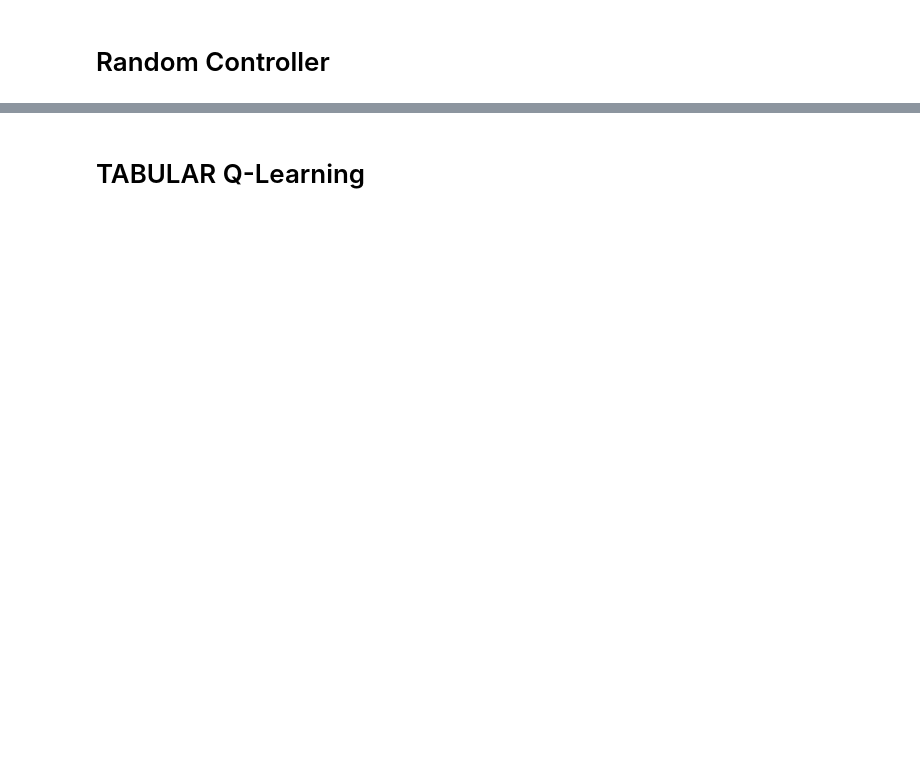
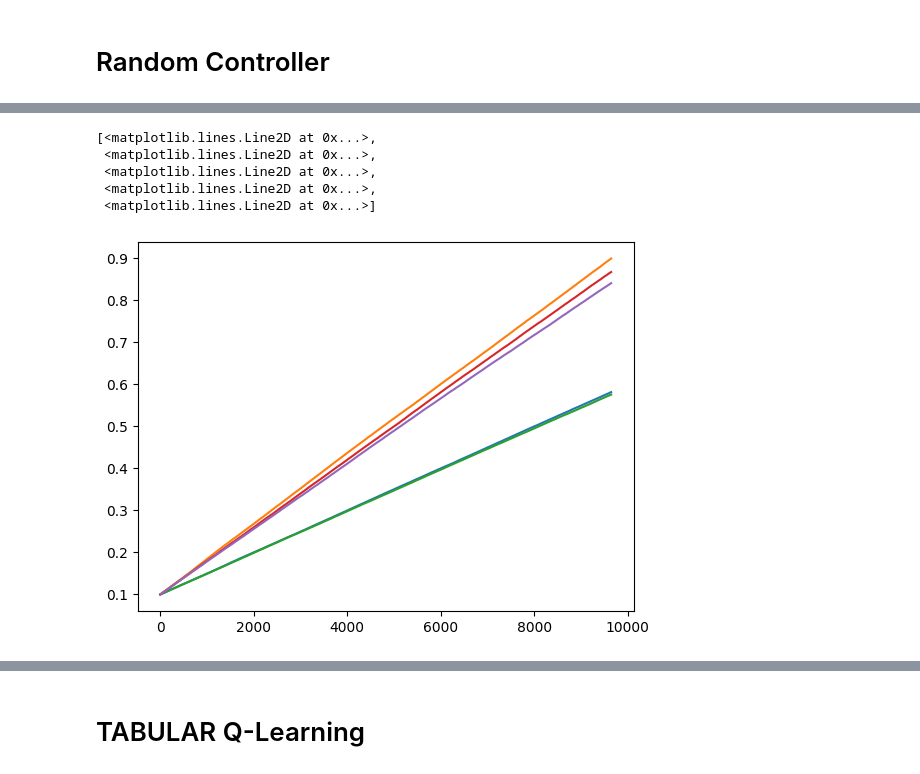
Before and after one commit to LeoBenac/BMS_project, a Jupyter notebook: bms_project_new.ipynb, the cells around one changed output, grey strips where cells are left out. Drawn from its saved outputs; the diff is of its cells as text; code cells hidden in the pictures; blank space fills up the shorter version.

```diff
--- a/bms_project_new.ipynb
+++ b/bms_project_new.ipynb
@@ -112 +148,10 @@ len(states_3)
+# %%
+plt.plot(np.arange(len(states_3)), states_3)
+# %% [output]
+[<matplotlib.lines.Line2D at 0x...>,
+ <matplotlib.lines.Line2D at 0x...>,
+ <matplotlib.lines.Line2D at 0x...>,
+ <matplotlib.lines.Line2D at 0x...>,
+ <matplotlib.lines.Line2D at 0x...>]
+[figure, added]
 # %%
```
Also changed, not shown: parts of 39 cells of this notebook.
